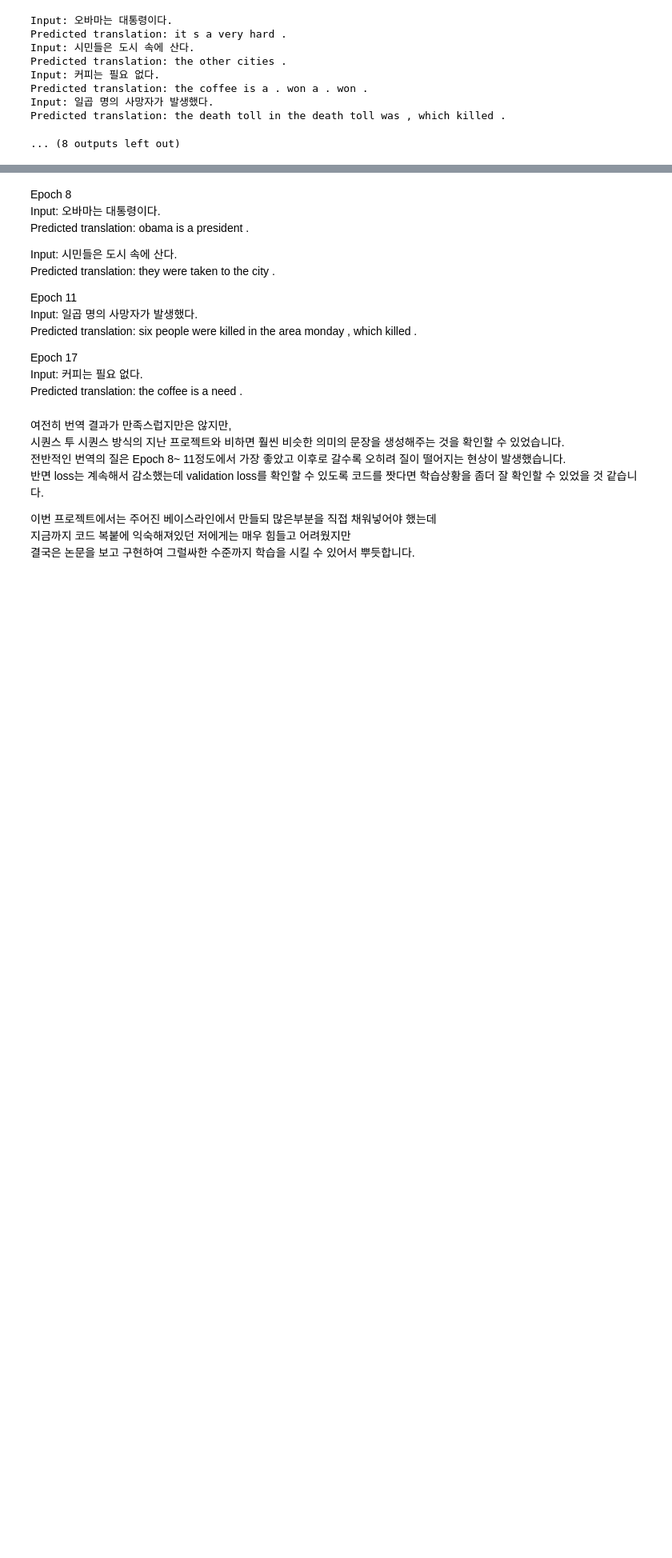
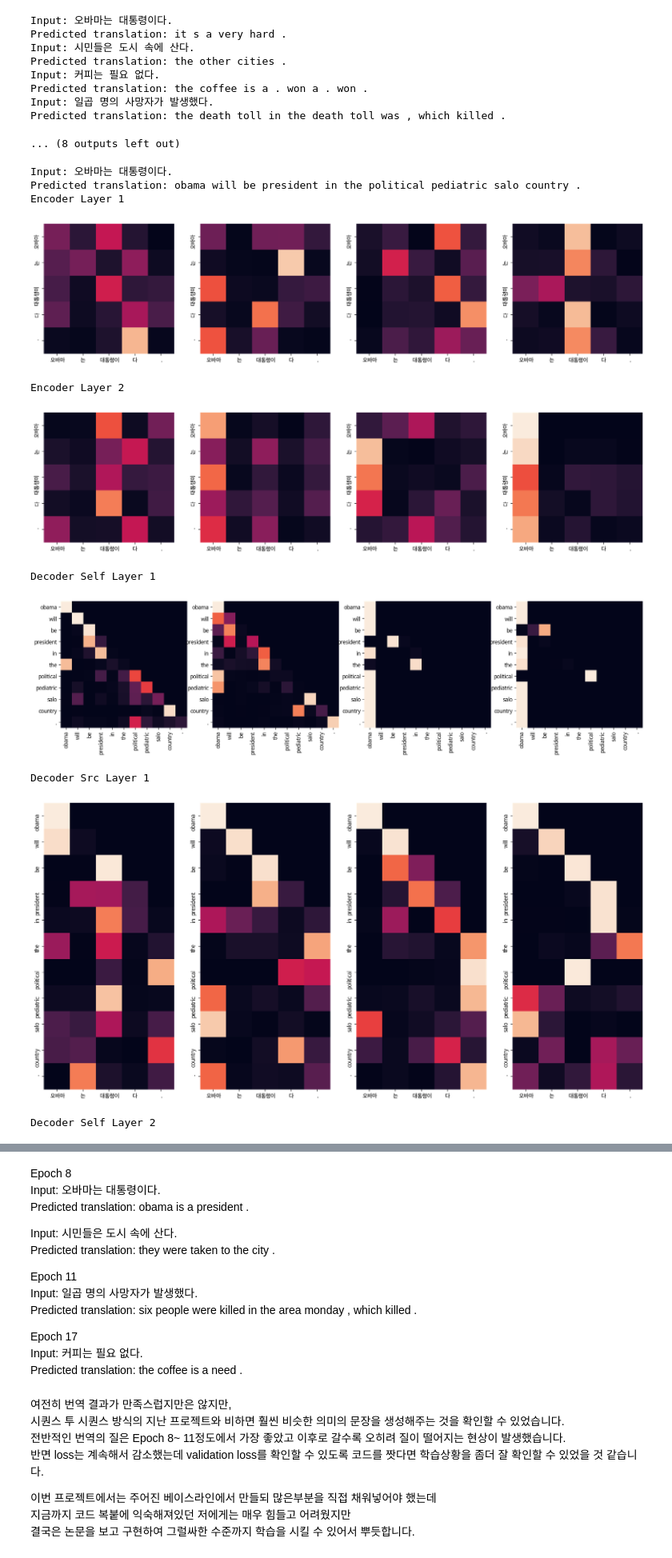
Before and after one commit to OverFlow37/GoingDeeper, a Jupyter notebook: translator2.ipynb, the cells around one changed output, grey strips where cells are left out. Shown at 80% size. Cells and saved outputs as stored; diff of their text form; code cells hidden in the pictures; blank space fills up the shorter version.

```diff
--- a/translator2.ipynb
+++ b/translator2.ipynb
@@ -851,3 +851,17 @@ Predicted translation: the coffee is a . won a . won .
 Input: 일곱 명의 사망자가 발생했다.
 Predicted translation: the death toll in the death toll was , which killed .
 ... (8 outputs left out)
+# %%
+translate("오바마는 대통령이다.", transformer, ko_tokenizer, en_tokenizer, plot_attention=True)
+# %% [output]
+Input: 오바마는 대통령이다.
+Predicted translation: obama will be president in the political pediatric salo country .
+Encoder Layer 1
+[figure, added]
+Encoder Layer 2
+[figure, added]
+Decoder Self Layer 1
+[figure, added]
+Decoder Src Layer 1
+[figure, added]
+Decoder Self Layer 2
```
Also changed, not shown: parts of 1 cell of this notebook.
